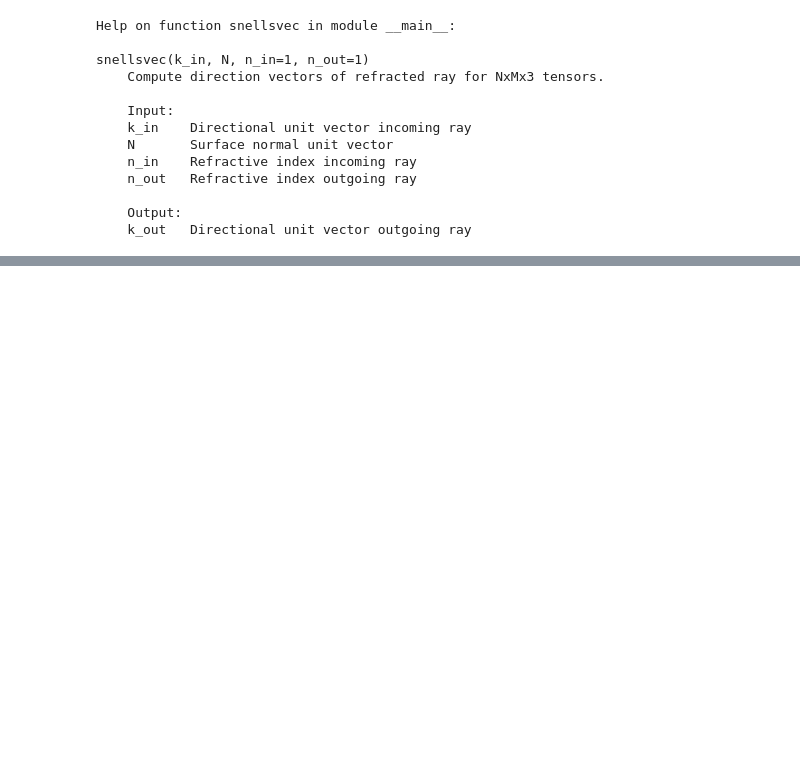
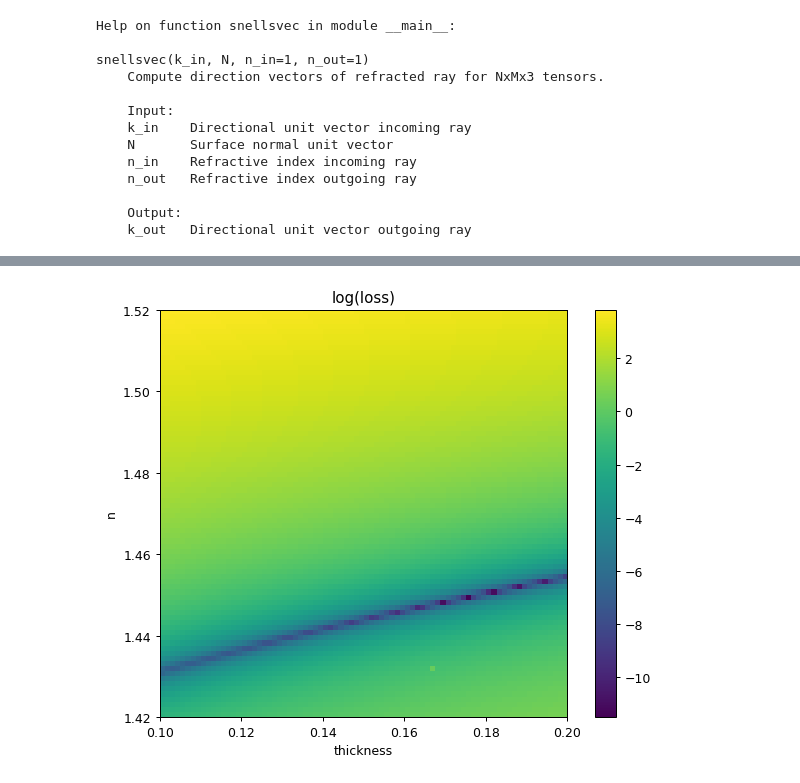
Before and after one commit to IvoVellekoop/raylearn, a Jupyter notebook: raylearn.ipynb, the cells around one changed output, grey strips where cells are left out. Drawn from its saved outputs; the diff is of its cells as text; code cells hidden in the pictures; blank space fills up the shorter version.

```diff
--- a/raylearn.ipynb
+++ b/raylearn.ipynb
@@ -496,0 +548,11 @@ tensor(0.1700, requires_grad=True)
+# %%
+fig = plt.figure(figsize=(8,6))
+fig.dpi = 90
+plt.imshow(torch.log(losses.detach()).cpu(), extent=(min_d, max_d, min_n, max_n))
+plt.colorbar()
+plt.xlabel('thickness')
+plt.ylabel('n')
+plt.title('log(loss)')
+plt.show()
+# %% [output]
+[figure, added]
```
Also changed, not shown: parts of 3 cells of this notebook.
